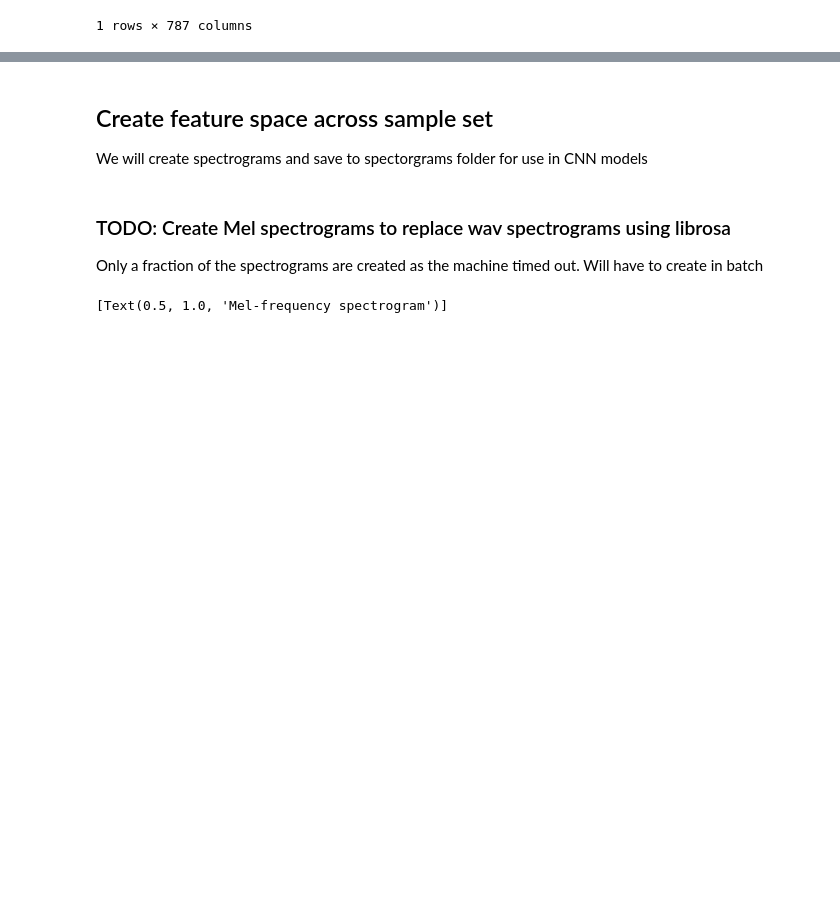
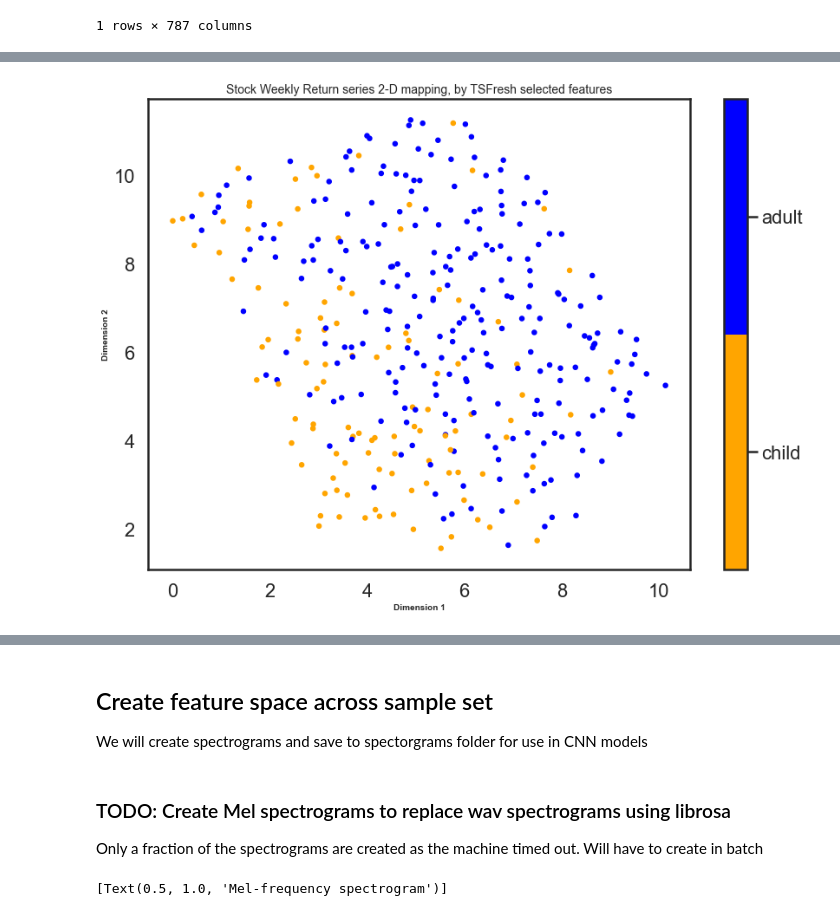
Before and after one commit to karmatarap/capstone_project, a Jupyter notebook: notebooks/TSFresh_analysis.ipynb, the cells around one changed output, grey strips where cells are left out. Cells and saved outputs as stored; diff of their text form; code cells hidden in the pictures; blank space fills up the shorter version.

Commit message:
time series analysis

```diff
--- a/notebooks/TSFresh_analysis.ipynb
+++ b/notebooks/TSFresh_analysis.ipynb
@@ -240,0 +307,4 @@ extracted_features
+# %%
+extracted_features = tsfresh.extract_features(full_data_frame, column_id="id", column_sort="second")
+# %%
+final_features = extracted_features.sort_index()
@@ -240,0 +334,29 @@ extracted_features
+# %%
+scaler = StandardScaler()
+scaled_features = scaler.fit_transform(final_features)
+scaled_features = pd.DataFrame(scaled_features, columns=final_features.columns)
+# %%
+scaled_features = scaled_features.fillna(0)
+# %%
+# UMAP of sparse word embeddings, by Year_Range:
+y = df_data['age_label'].values
+
+sns.set(style='white', context='poster')
+cmap = LinearSegmentedColormap.from_list('mycmap', ['orange','blue'])
+classes = ['child', 'adult']
+
+
+embedding = umap.UMAP(n_neighbors=8, min_dist=0.8, n_components=2, metric='euclidean',
+                      random_state=2021).fit_transform(scaled_features)
+fig, ax = plt.subplots(1, figsize=(14, 10))
+plt.scatter(*embedding.T, s=20, c=y, cmap=cmap, alpha=1.0)
+cbar = plt.colorbar(boundaries=np.arange(2+1)-0.5)
+cbar.set_ticks(np.arange(10))
+cbar.set_ticklabels(classes)
+plt.title('Stock Weekly Return series 2-D mapping, by TSFresh selected features').set_fontsize('14')
+plt.xlabel('Dimension 1', weight='bold').set_fontsize('10')
+plt.ylabel('Dimension 2', weight='bold').set_fontsize('10')
+plt.plot()
+plt.show()
+# %% [output]
+[figure, added]
```
Also changed, not shown: parts of 32 cells of this notebook, 1 other file.
